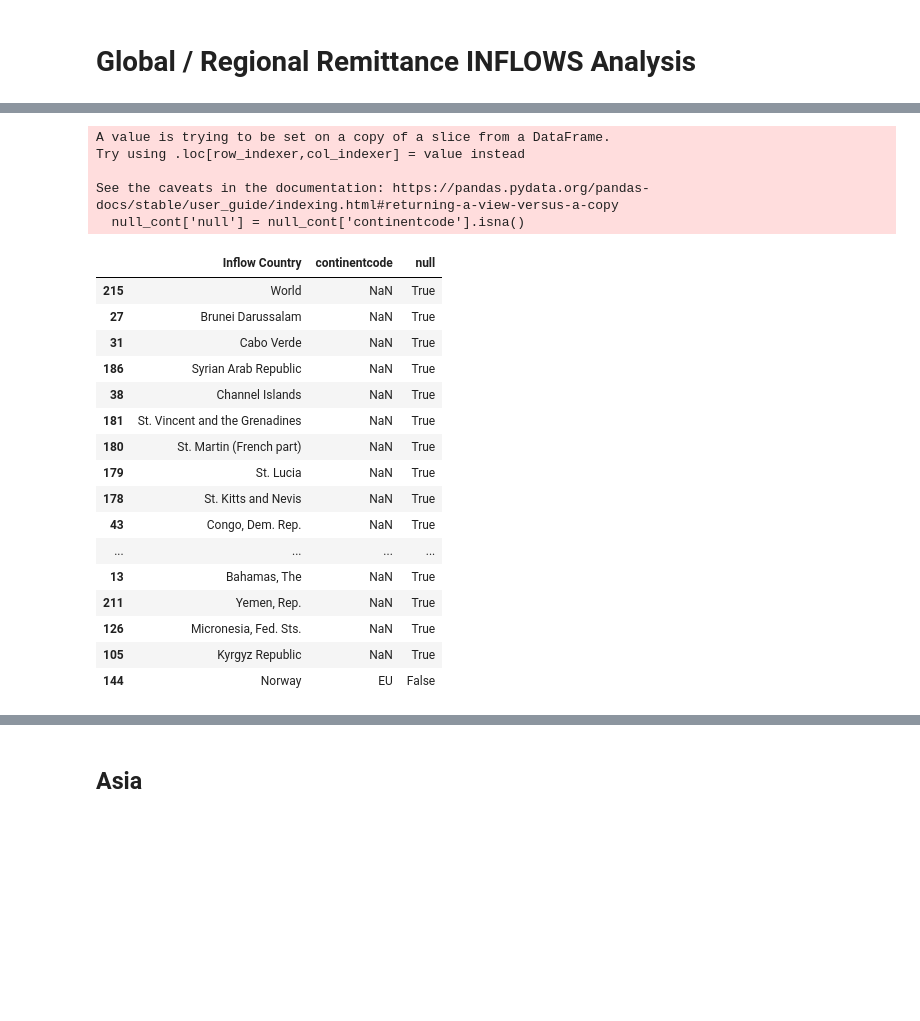
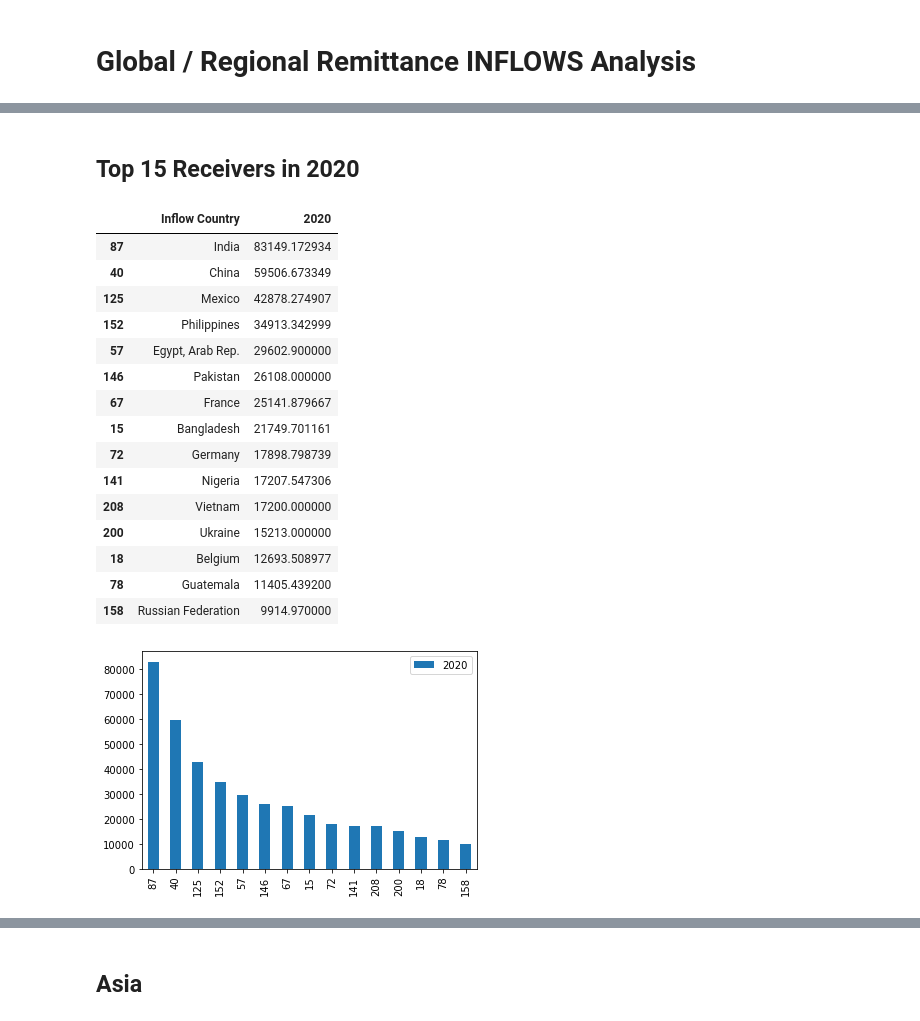
Before and after one commit to bukanif/CYPLAN255-1, a Jupyter notebook: notebooks_copy_2/Remittances2.ipynb, the cells around one changed output, grey strips where cells are left out. Cells and saved outputs as stored; diff of their text form; code cells hidden in the pictures; blank space fills up the shorter version.

```diff
--- a/notebooks_copy_2/Remittances2.ipynb
+++ b/notebooks_copy_2/Remittances2.ipynb
@@ -304,29 +462,25 @@ foo.sort_values('total_rem', ascending=False)
-# %%
-null_cont = in_global[['Inflow Country', 'continentcode']]
-null_cont.continentcode.isna().describe()
-# 35 uncategorized countries
-null_cont['null'] = null_cont['continentcode'].isna()
-null_cont.sort_values('null', ascending=False)[:36]
-# %% [output]
-A value is trying to be set on a copy of a slice from a DataFrame.
-Try using .loc[row_indexer,col_indexer] = value instead
-
-See the caveats in the documentation: https://pandas.pydata.org/pandas-docs/stable/user_guide/indexing.html#returning-a-view-versus-a-copy
-  null_cont['null'] = null_cont['continentcode'].isna()
-|  | Inflow Country | continentcode | null |
-| 215 | World | NaN | True |
-| 27 | Brunei Darussalam | NaN | True |
-| 31 | Cabo Verde | NaN | True |
-| 186 | Syrian Arab Republic | NaN | True |
-| 38 | Channel Islands | NaN | True |
-| 181 | St. Vincent and the Grenadines | NaN | True |
-| 180 | St. Martin (French part) | NaN | True |
-| 179 | St. Lucia | NaN | True |
-| 178 | St. Kitts and Nevis | NaN | True |
-| 43 | Congo, Dem. Rep. | NaN | True |
-| ... | ... | ... | ... |
-| 13 | Bahamas, The | NaN | True |
-| 211 | Yemen, Rep. | NaN | True |
-| 126 | Micronesia, Fed. Sts. | NaN | True |
-| 105 | Kyrgyz Republic | NaN | True |
-| 144 | Norway | EU | False |
+# %% [markdown]
+## Top 15 Receivers in 2020
+# %%
+top2020 = in_global.sort_values(2020, ascending=False)[2:]
+top2020 = top2020[['Inflow Country', 2020]]
+top2020[:15].plot(kind='bar')
+top2020.head(15)
+# %% [output]
+|  | Inflow Country | 2020 |
+| 87 | India | 83149.172934 |
+| 40 | China | 59506.673349 |
+| 125 | Mexico | 42878.274907 |
+| 152 | Philippines | 34913.342999 |
+| 57 | Egypt, Arab Rep. | 29602.900000 |
+| 146 | Pakistan | 26108.000000 |
+| 67 | France | 25141.879667 |
+| 15 | Bangladesh | 21749.701161 |
+| 72 | Germany | 17898.798739 |
+| 141 | Nigeria | 17207.547306 |
+| 208 | Vietnam | 17200.000000 |
+| 200 | Ukraine | 15213.000000 |
+| 18 | Belgium | 12693.508977 |
+| 78 | Guatemala | 11405.439200 |
+| 158 | Russian Federation | 9914.970000 |
+[figure, added]
```
Also changed, not shown: parts of 22 cells of this notebook.
